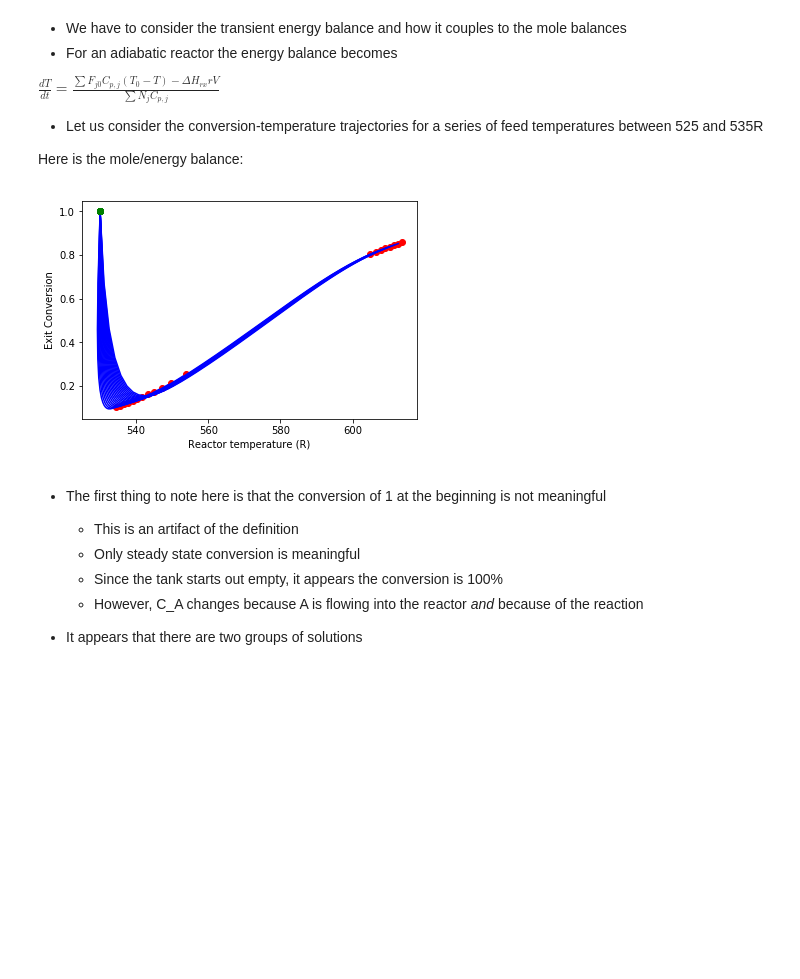
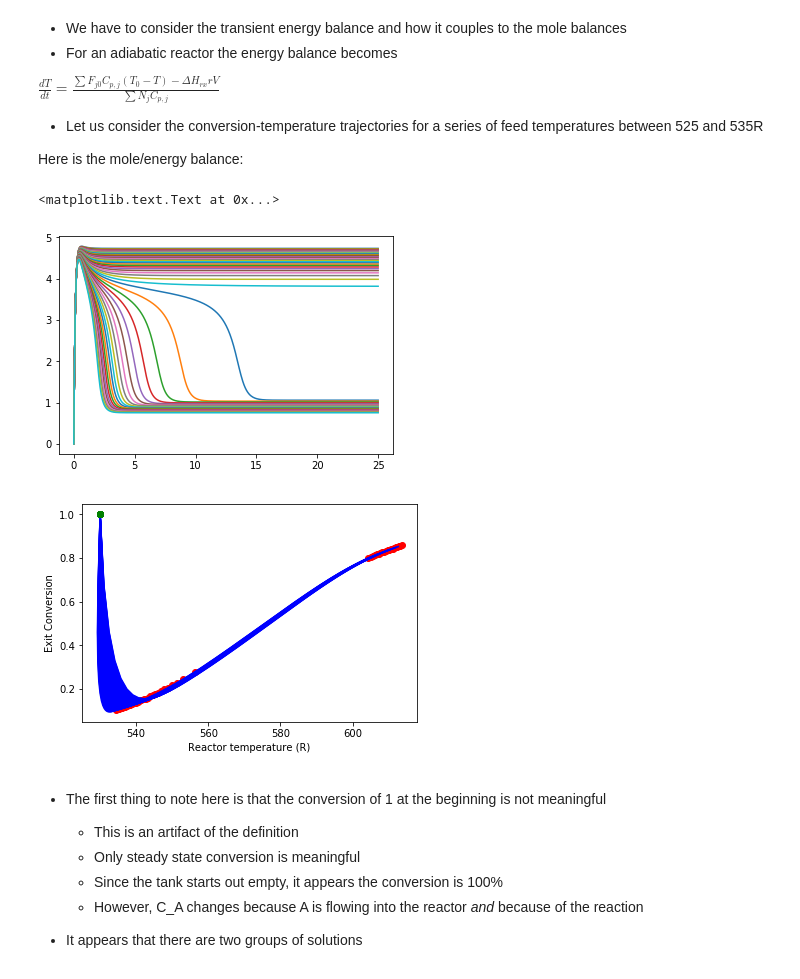
Before and after one commit to jkitchin/s17-06364, a Jupyter notebook: lectures/lectures-17.ipynb, the cells around one changed output. Drawn from its saved outputs; the diff is of its cells as text; code cells hidden in the pictures; blank space fills up the shorter version.

```diff
--- a/lectures/lectures-17.ipynb
+++ b/lectures/lectures-17.ipynb
@@ -99,7 +99,7 @@ Hrx = -6.900      # Reaction enthalpy kJ/mol at 330 K
 
 Tfeed = 330.0     # Feed temperature in K
 k1 = 31.1         # Rate constant at 360 K
-T1 = 360.0        # Reference T for the rate constant
+T1 = 330.0        # Reference T for the rate constant
 E = 65.7          # Activation energy
 Kc1 = 3.03        # at 60 °C
 T2 = 273.15 + 60  # Reference T for the equilibrium constant
@@ -116,7 +116,7 @@ dCp = CpB - CpA   # change in heat capacity due to reaction
 
 CpI = 0.161
 
-X = 0.7           # fractional conversion
+X = 0.9           # fractional conversion
 Ca = Cao * (1.0 - X)
 Cb = Cao * X
 
@@ -375,25 +388,32 @@ def adiabatic_cstr(Y, t, Tfeed):
 # %%
 Fco = 0.0
 Fmo = 71.87
 Cm = Fmo / vo
 Y0 = [0, V * 3.45, 0, 530]
 
 from scipy.integrate import odeint
 tspan = np.linspace(0, 25, 500) # hour
 
-for Tfeed in np.linspace(525, 535, 20):
+for Tfeed in np.linspace(525, 535, 50):
     sol = odeint(adiabatic_cstr, Y0, tspan, args=(Tfeed,))
 
+    plt.figure(1)
+    plt.plot(tspan, sol[:, 0])
+
+    plt.figure(2)
     X = (Cao - sol[:,0] / V) / Cao
     T = sol[:,-1]
     plt.plot(T, X, 'b-')
     plt.plot([T[0]], [X[0]], 'go')   # beginning point
     plt.plot([T[-1]], [X[-1]], 'ro') # ending point
 
+plt.figure(2)
 plt.xlabel('Reactor temperature (R)')
 plt.ylabel('Exit Conversion')
 # %% [output]
+<matplotlib.text.Text at 0x...>
-[figure, old version]
+[figure, new version]
+[figure, added]
 # %% [markdown]
 -   The first thing to note here is that the conversion of 1 at the beginning is not meaningful
     -   This is an artifact of the definition
```
Also changed, not shown: parts of 7 cells of this notebook, 1 other file.
